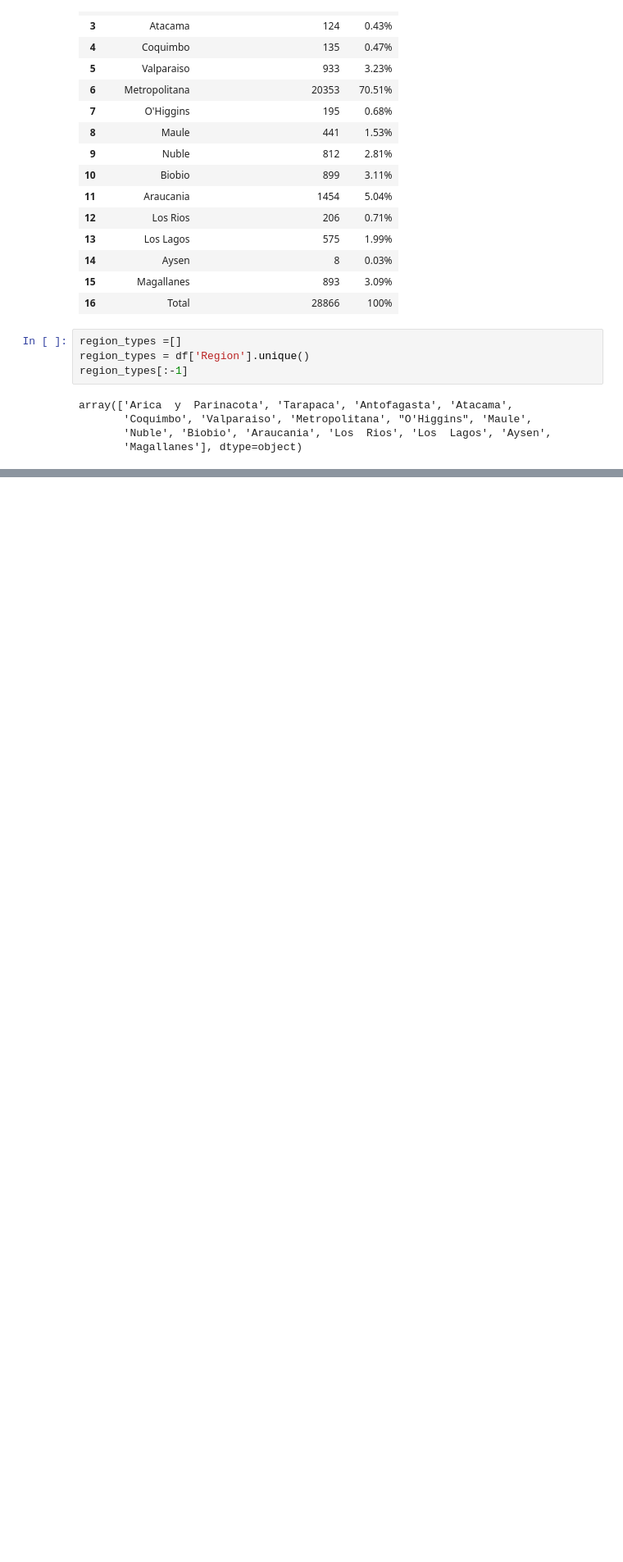
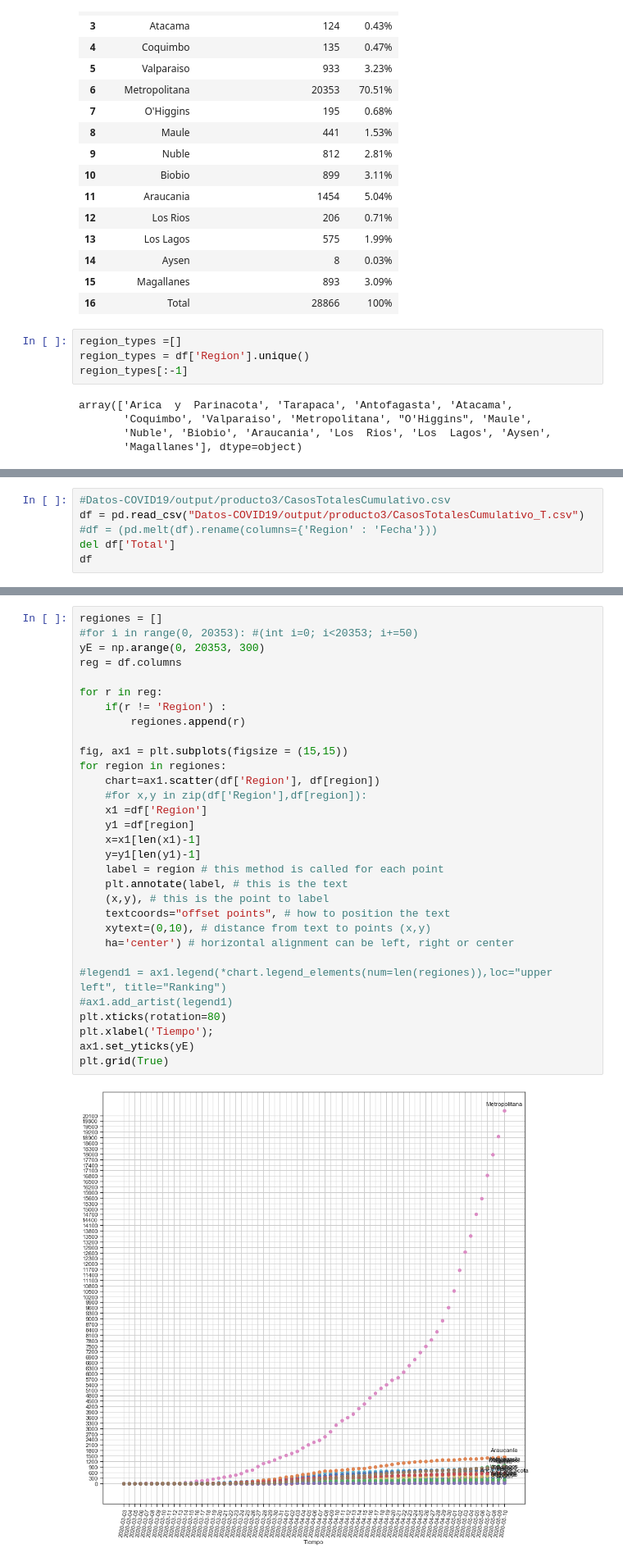
Before and after one commit to EdGoll/doctorado, a Jupyter notebook: Mineria_de_Datos/Taller_01/Taller_01.ipynb, the cells around one changed output, grey strips where cells are left out. Shown: that part at 82% size. Cells and saved outputs as stored; diff of their text form; blank space fills up the shorter version.

```diff
--- a/Mineria_de_Datos/Taller_01/Taller_01.ipynb
+++ b/Mineria_de_Datos/Taller_01/Taller_01.ipynb
@@ -89,0 +132,6 @@ ValueError: could not convert string to float: '1.18%'
+# %%
+#Datos-COVID19/output/producto3/CasosTotalesCumulativo.csv
+df = pd.read_csv("Datos-COVID19/output/producto3/CasosTotalesCumulativo_T.csv")
+#df = (pd.melt(df).rename(columns={'Region' : 'Fecha'}))
+del df['Total']
+df
@@ -89,0 +154,33 @@ ValueError: could not convert string to float: '1.18%'
+# %%
+regiones = []
+#for i in range(0, 20353): #(int i=0; i<20353; i+=50)
+yE = np.arange(0, 20353, 300)
+reg = df.columns
+
+for r in reg:
+    if(r != 'Region') :
+        regiones.append(r)
+
+fig, ax1 = plt.subplots(figsize = (15,15))
+for region in regiones:
+    chart=ax1.scatter(df['Region'], df[region])
+    #for x,y in zip(df['Region'],df[region]):
+    x1 =df['Region']
+    y1 =df[region]
+    x=x1[len(x1)-1]
+    y=y1[len(y1)-1]
+    label = region # this method is called for each point
+    plt.annotate(label, # this is the text
+    (x,y), # this is the point to label
+    textcoords="offset points", # how to position the text
+    xytext=(0,10), # distance from text to points (x,y)
+    ha='center') # horizontal alignment can be left, right or center
+
+#legend1 = ax1.legend(*chart.legend_elements(num=len(regiones)),loc="upper left", title="Ranking")
+#ax1.add_artist(legend1)
+plt.xticks(rotation=80)
+plt.xlabel('Tiempo');
+ax1.set_yticks(yE)
+plt.grid(True)
+# %% [output]
+[figure, added]
```
Also changed, not shown: parts of 18 cells of this notebook.
